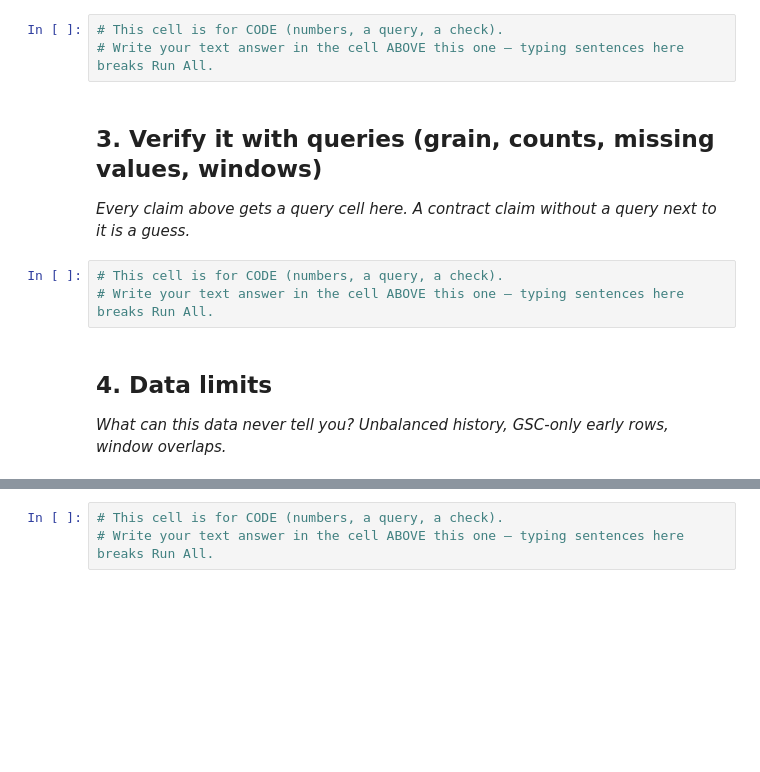
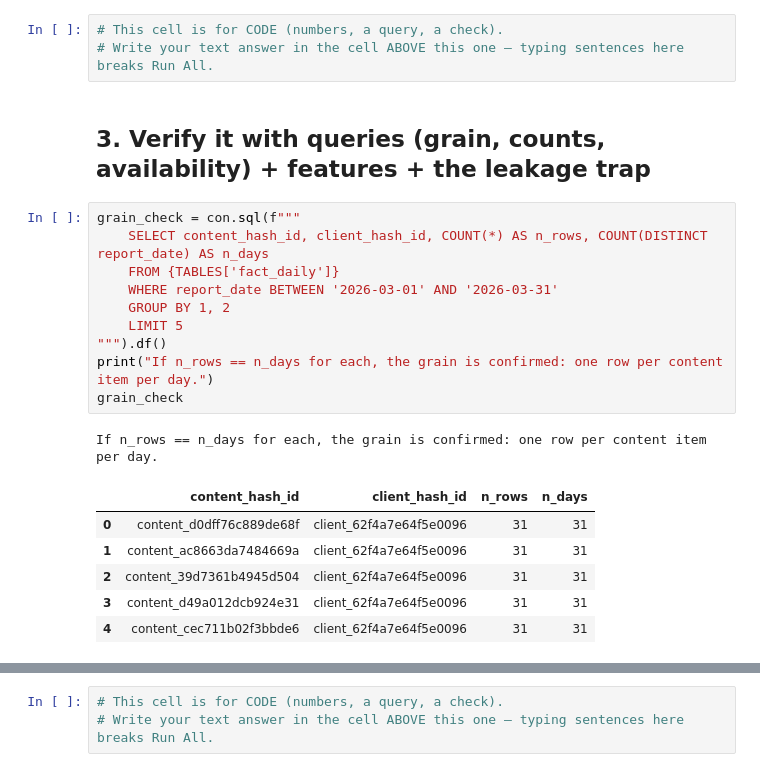
Before and after one commit to shahzaib-Ali59/flyrank-ml-internship, a Jupyter notebook: work/notebooks/w03_data_contract.ipynb, the cells around one changed output, grey strips where cells are left out. Cells and saved outputs as stored; diff of their text form; blank space fills up the shorter version.

```diff
--- a/work/notebooks/w03_data_contract.ipynb
+++ b/work/notebooks/w03_data_contract.ipynb
@@ -20,14 +72,23 @@ This skeleton is yours to fill. Work the sections **in order** — each one has
 # %%
 # This cell is for CODE (numbers, a query, a check).
 # Write your text answer in the cell ABOVE this one — typing sentences here breaks Run All.
-# %% [markdown]
-## 3. Verify it with queries (grain, counts, missing values, windows)
-
-*Every claim above gets a query cell here. A contract claim without a query next to it is a guess.*
-# %%
-# This cell is for CODE (numbers, a query, a check).
-# Write your text answer in the cell ABOVE this one — typing sentences here breaks Run All.
-# %% [markdown]
-## 4. Data limits
-
-*What can this data never tell you? Unbalanced history, GSC-only early rows, window overlaps.*
+# %% [markdown]
+## 3. Verify it with queries (grain, counts, availability) + features + the leakage trap
+# %%
+grain_check = con.sql(f"""
+    SELECT content_hash_id, client_hash_id, COUNT(*) AS n_rows, COUNT(DISTINCT report_date) AS n_days
+    FROM {TABLES['fact_daily']}
+    WHERE report_date BETWEEN '2026-03-01' AND '2026-03-31'
+    GROUP BY 1, 2
+    LIMIT 5
+""").df()
+print("If n_rows == n_days for each, the grain is confirmed: one row per content item per day.")
+grain_check
+# %% [output]
+If n_rows == n_days for each, the grain is confirmed: one row per content item per day.
+|  | content_hash_id | client_hash_id | n_rows | n_days |
+| 0 | content_d0dff76c889de68f | client_62f4a7e64f5e0096 | 31 | 31 |
+| 1 | content_ac8663da7484669a | client_62f4a7e64f5e0096 | 31 | 31 |
+| 2 | content_39d7361b4945d504 | client_62f4a7e64f5e0096 | 31 | 31 |
+| 3 | content_d49a012dcb924e31 | client_62f4a7e64f5e0096 | 31 | 31 |
+| 4 | content_cec711b02f3bbde6 | client_62f4a7e64f5e0096 | 31 | 31 |
```
Also changed, not shown: parts of 12 cells of this notebook.
